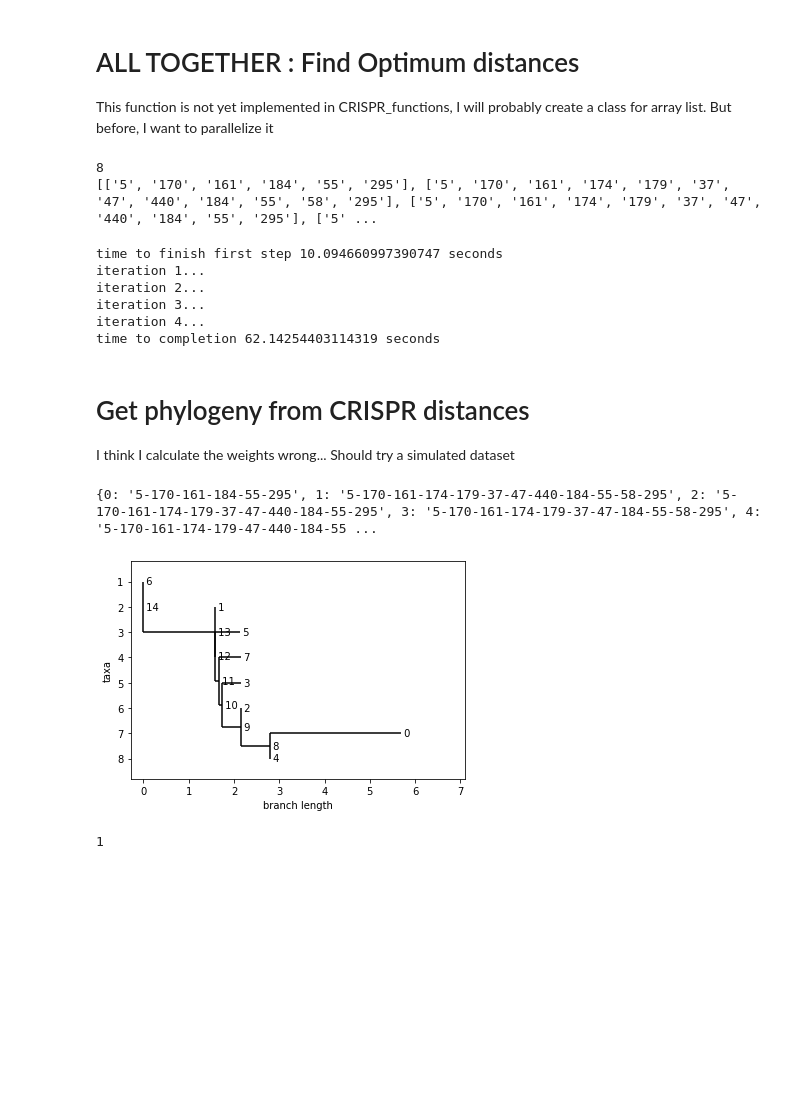
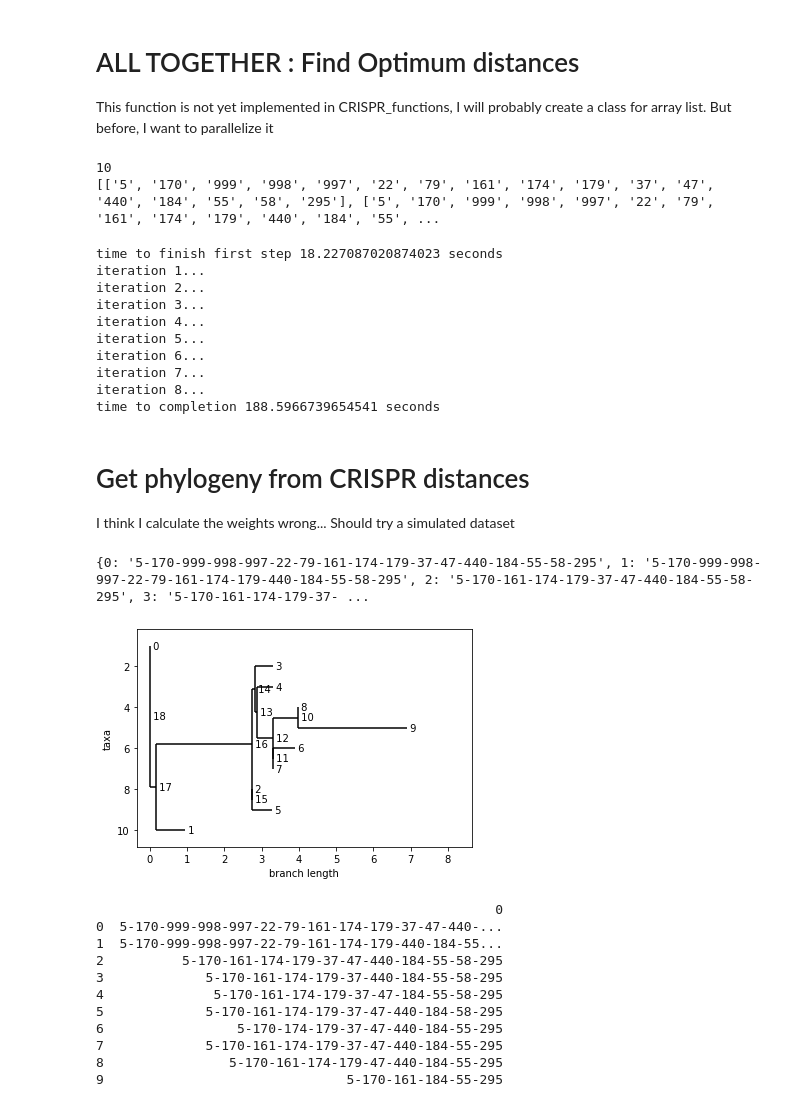
Before and after one commit to maepz/CRISPR_distance, a Jupyter notebook: CRISPR_distance.ipynb, the cells around one changed output. Saved outputs shown, nothing was run; the diff lists cells and outputs as text; code cells hidden in the pictures; blank space fills up the shorter version.

```diff
--- a/CRISPR_distance.ipynb
+++ b/CRISPR_distance.ipynb
@@ -229,15 +229,17 @@ plt.show()
 This function is not yet implemented in CRISPR_functions, I will probably create a class for array list. But before, I want to parallelize it
 # %%
 #f=open('arrays_with_at_least_5_reads_in_whole_dataset.txt','r')
-f=open('arrays_with_at_least_50_reads_in_whole_dataset.txt','r')
+#f=open('arrays_with_at_least_50_reads_in_whole_dataset.txt','r')
+f=open('arrays_with_at_least_5percent_in_reads.txt','r')
 lines=f.read().splitlines()
+lines=[line.split('\t')[2] for line in lines]
 f.close()
 myarrays=[line.split(',') for line in lines]
 print(len(myarrays))
 print(myarrays)
 # %% [output]
-8
-[['5', '170', '161', '184', '55', '295'], ['5', '170', '161', '174', '179', '37', '47', '440', '184', '55', '58', '295'], ['5', '170', '161', '174', '179', '37', '47', '440', '184', '55', '295'], ['5' ...
+10
+[['5', '170', '999', '998', '997', '22', '79', '161', '174', '179', '37', '47', '440', '184', '55', '58', '295'], ['5', '170', '999', '998', '997', '22', '79', '161', '174', '179', '440', '184', '55', ...
 # %%
 import time
 from mpmath import mpf
@@ -297,12 +299,16 @@ final_dist,rho=find_optimum_rho_and_distances_ordered_model(arrays)
 
 print('time to completion',time.time()-t0,'seconds')
 # %% [output]
-time to finish first step 10.094660997390747 seconds
+time to finish first step 18.227087020874023 seconds
 iteration 1...
 iteration 2...
 iteration 3...
 iteration 4...
-time to completion 62.14254403114319 seconds
+iteration 5...
+iteration 6...
+iteration 7...
+iteration 8...
+time to completion 188.5966739654541 seconds
 # %% [markdown]
 # Get phylogeny from CRISPR distances
 
@@ -310,22 +316,35 @@ I think I calculate the weights wrong... Should try a simulated dataset
 # %%
 import CRISPR_functions
 from CRISPR_functions import phylogeny_from_CRISPR
 import pandas as pd
 from Bio.Phylo import BaseTree,draw_ascii
 
 import importlib
 importlib.reload(CRISPR_functions)
 
 #arrays=[[9,2,3,4,5],[0,1,2,3,7,8],[1,10,11,12,13],[13,14]]
 arrays=myarrays
 
 Tree,labels=phylogeny_from_CRISPR(arrays,final_dist)
 print(labels)
 # draw_ascii(Tree)
 Phylo.draw(Tree)
 #Phylo.write(Tree,'Test_tree.nwk','newick')
-Phylo.write(Tree,'Test_mytree.nwk','newick')
+#Phylo.write(Tree,'Test_mytree.nwk','newick')
+Phylo.write(Tree,'Test_mytree_main_arrays.nwk','newick')
+labs=pd.DataFrame.from_dict(labels,orient='index').iloc[:int(len(labels)/2)]
+print(labs)
 # %% [output]
-{0: '5-170-161-184-55-295', 1: '5-170-161-174-179-37-47-440-184-55-58-295', 2: '5-170-161-174-179-37-47-440-184-55-295', 3: '5-170-161-174-179-37-47-184-55-58-295', 4: '5-170-161-174-179-47-440-184-55 ...
+{0: '5-170-999-998-997-22-79-161-174-179-37-47-440-184-55-58-295', 1: '5-170-999-998-997-22-79-161-174-179-440-184-55-58-295', 2: '5-170-161-174-179-37-47-440-184-55-58-295', 3: '5-170-161-174-179-37- ...
-[figure, old version]
+[figure, new version]
-1
+                                                   0
+0  5-170-999-998-997-22-79-161-174-179-37-47-440-...
+1  5-170-999-998-997-22-79-161-174-179-440-184-55...
+2          5-170-161-174-179-37-47-440-184-55-58-295
+3             5-170-161-174-179-37-440-184-55-58-295
+4              5-170-161-174-179-37-47-184-55-58-295
+5             5-170-161-174-179-37-47-440-184-58-295
+6                 5-170-174-179-37-47-440-184-55-295
+7             5-170-161-174-179-37-47-440-184-55-295
+8                5-170-161-174-179-47-440-184-55-295
+9                               5-170-161-184-55-295
```
Also changed, not shown: parts of 1 cell of this notebook, 15 other files.
